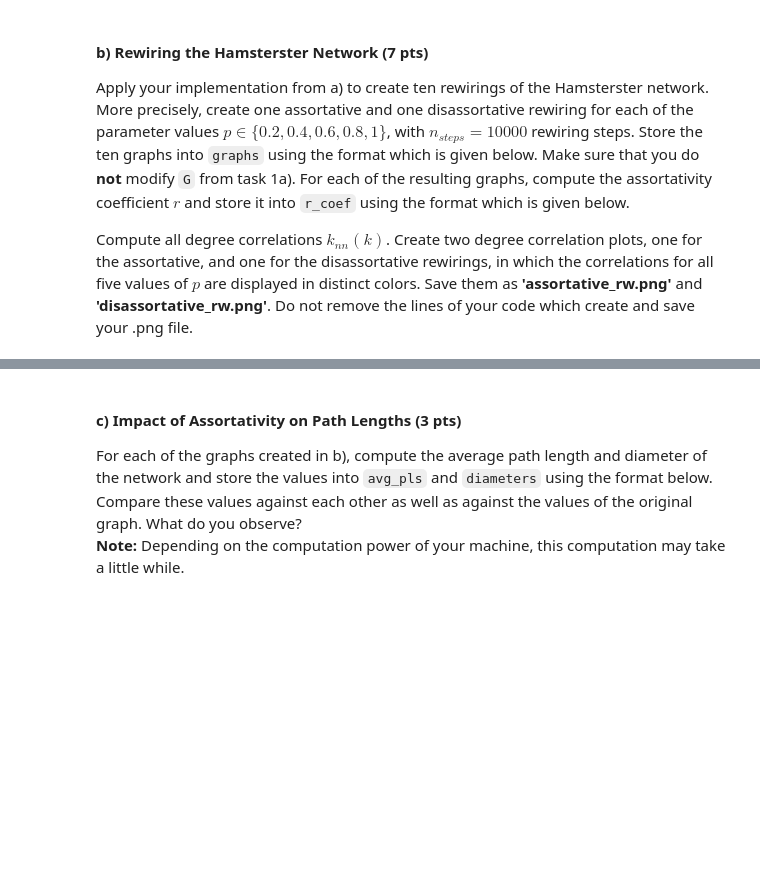
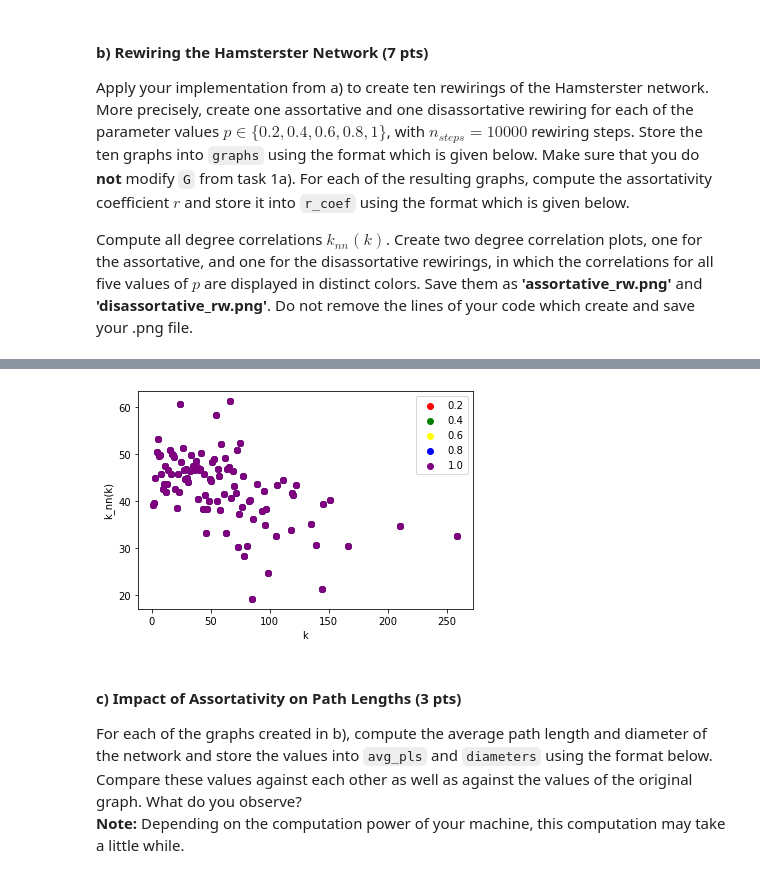
Before and after one commit to sunwen0120/social_network, a Jupyter notebook: homework_3/Wen_Sun_home_assignment_3.ipynb, the cells around one changed output, grey strips where cells are left out. Drawn from its saved outputs; the diff is of its cells as text; code cells hidden in the pictures; blank space fills up the shorter version.

```diff
--- a/homework_3/Wen_Sun_home_assignment_3.ipynb
+++ b/homework_3/Wen_Sun_home_assignment_3.ipynb
@@ -1015,15 +1016,19 @@ plt.show()
 # %%
 # plot degree correlation plot for the disassortative
 plt.scatter(rd_disasso_2.keys(), rd_disasso_2.values(), c ='red')
 plt.scatter(rd_disasso_4.keys(), rd_disasso_4.values(), c='green')
 plt.scatter(rd_disasso_6.keys(), rd_disasso_6.values(), c='yellow')
 plt.scatter(rd_disasso_8.keys(), rd_disasso_8.values(), c='blue')
 plt.scatter(rd_disasso_0.keys(), rd_disasso_0.values(), c='purple')
 
 plt.legend(("0.2","0.4",'0.6','0.8','1.0'),loc=0)
 plt.xlabel("k")
 plt.ylabel("k_nn(k)")
+fig = plt.gcf()
 plt.show()
+fig.savefig("disassortative_rw.png")
+# %% [output]
+[figure, added]
 # %% [markdown]
 #### c) Impact of Assortativity on Path Lengths (3 pts)
 
```
Also changed, not shown: parts of 28 cells of this notebook, 2 other files.
